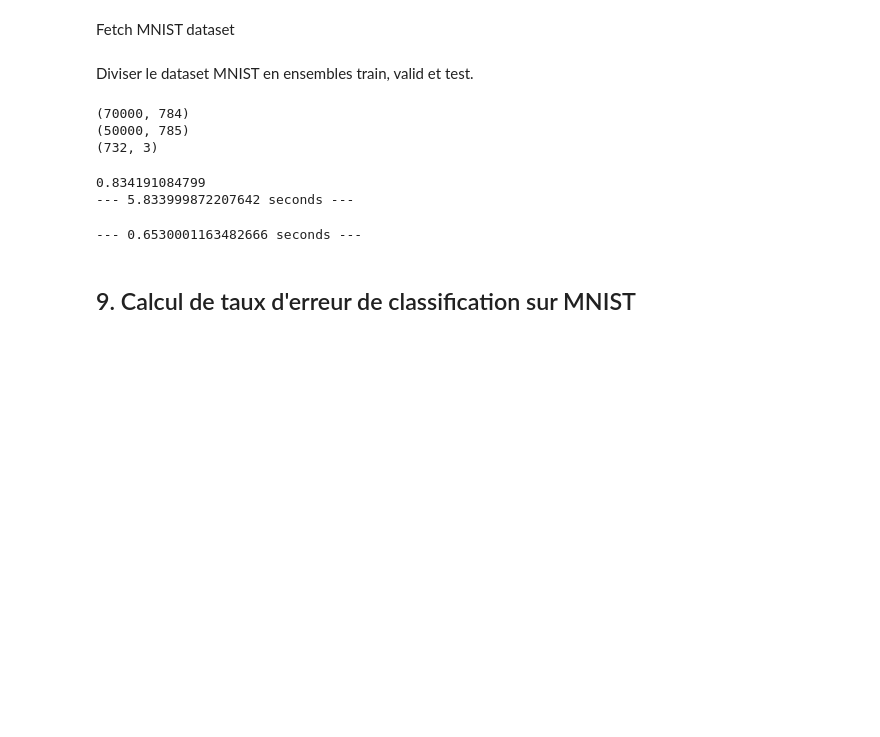
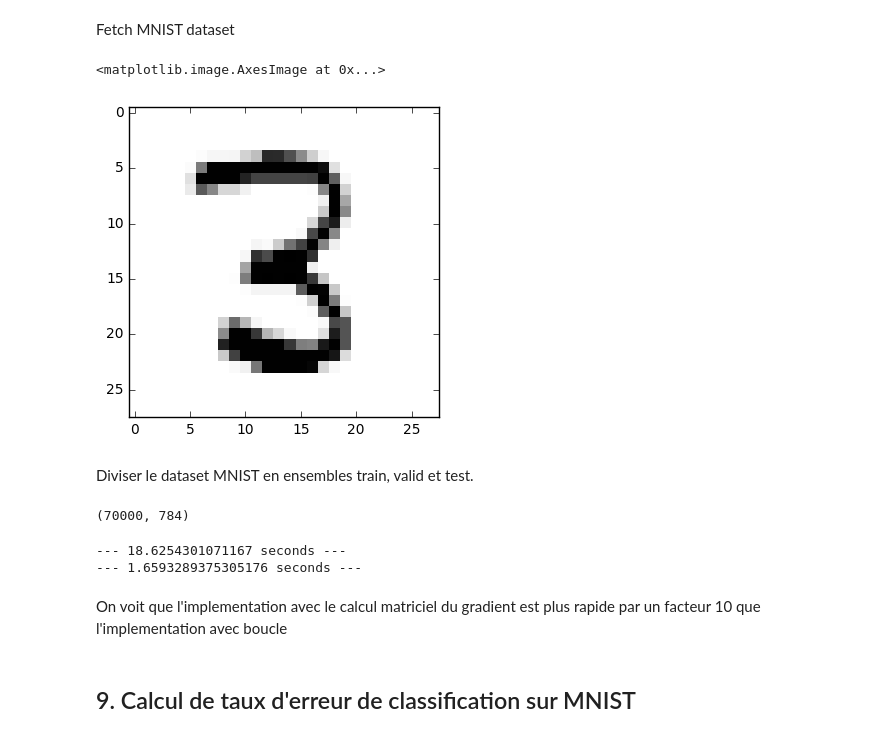
Before and after one commit to zacksoliman/simple-neural-net, a Jupyter notebook: Hwk2.ipynb, the cells around one changed output. Saved outputs shown, nothing was run; the diff lists cells and outputs as text; code cells hidden in the pictures; blank space fills up the shorter version.

```diff
--- a/Hwk2.ipynb
+++ b/Hwk2.ipynb
@@ -757,10 +774,14 @@ Fetch MNIST dataset
 # %%
 %matplotlib inline
 import matplotlib.pyplot as plt
 from sklearn.datasets import fetch_mldata
-mnist = fetch_mldata('mnist-original', data_home='/u/dift3395/sklearn_data')
+mnist = fetch_mldata('mnist-original')
+#mnist = fetch_mldata('mnist-original', data_home='/u/dift3395/sklearn_data')
 
 plt.imshow(mnist.data[21455,:].reshape(28, 28), interpolation="nearest", cmap='Greys')
+# %% [output]
+<matplotlib.image.AxesImage at 0x...>
+[figure, added]
 # %% [markdown]
 Diviser le dataset MNIST en ensembles train, valid et test.
 # %%
@@ -784,13 +805,8 @@ y_test = mnist['target'][indices][60000:]
 train = np.concatenate((X_train, np.reshape(y_train, (50000,1))), axis=1)
 valid = np.concatenate((X_valid, np.reshape(y_valid, (10000,1))), axis=1)
 test = np.concatenate((X_test, np.reshape(y_test, (10000,1))), axis=1)
-
-print(train.shape)
-print(train_data.shape)
 # %% [output]
 (70000, 784)
-(50000, 785)
-(732, 3)
 # %%
 #initializing neural networks
 nn_loop = NeuralNet_loop(784,20,10,lambdas,100)
@@ -806,9 +822,10 @@ start_time = time.time()
 nn_matrix.train(train,1,0.05)
 print("--- %s seconds ---" % (time.time() - start_time))
 # %% [output]
-0.834191084799
---- 5.833999872207642 seconds ---
+--- 18.6254301071167 seconds ---
+--- 1.6593289375305176 seconds ---
---- 0.6530001163482666 seconds ---
+# %% [markdown]
+On voit que l'implementation avec le calcul matriciel du gradient est plus rapide par un facteur 10 que l'implementation avec boucle
 # %% [markdown]
 ## 9. Calcul de taux d'erreur de classification sur MNIST
 # %% [markdown]
```
Also changed, not shown: parts of 9 cells of this notebook, 3 other files.
